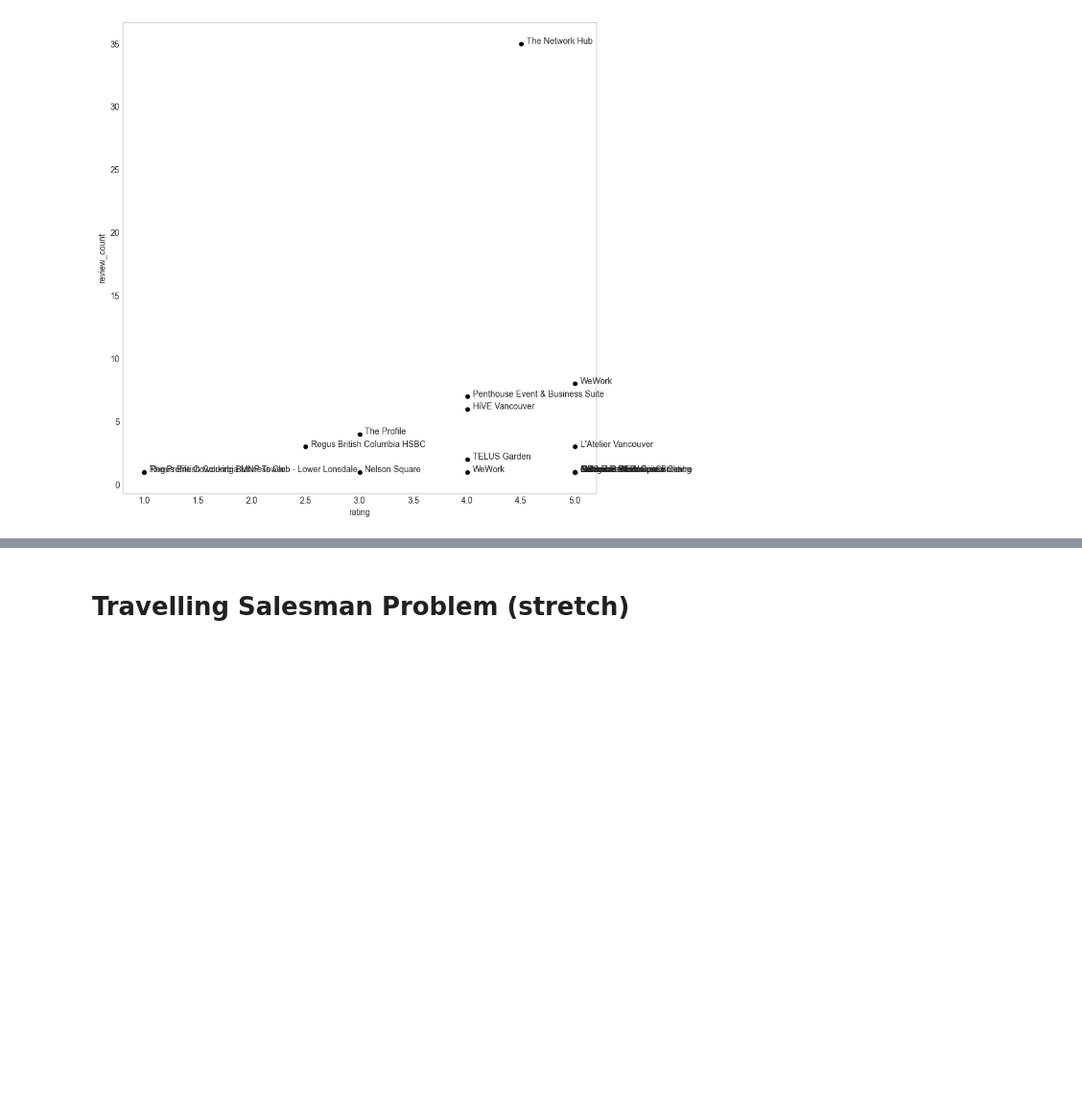
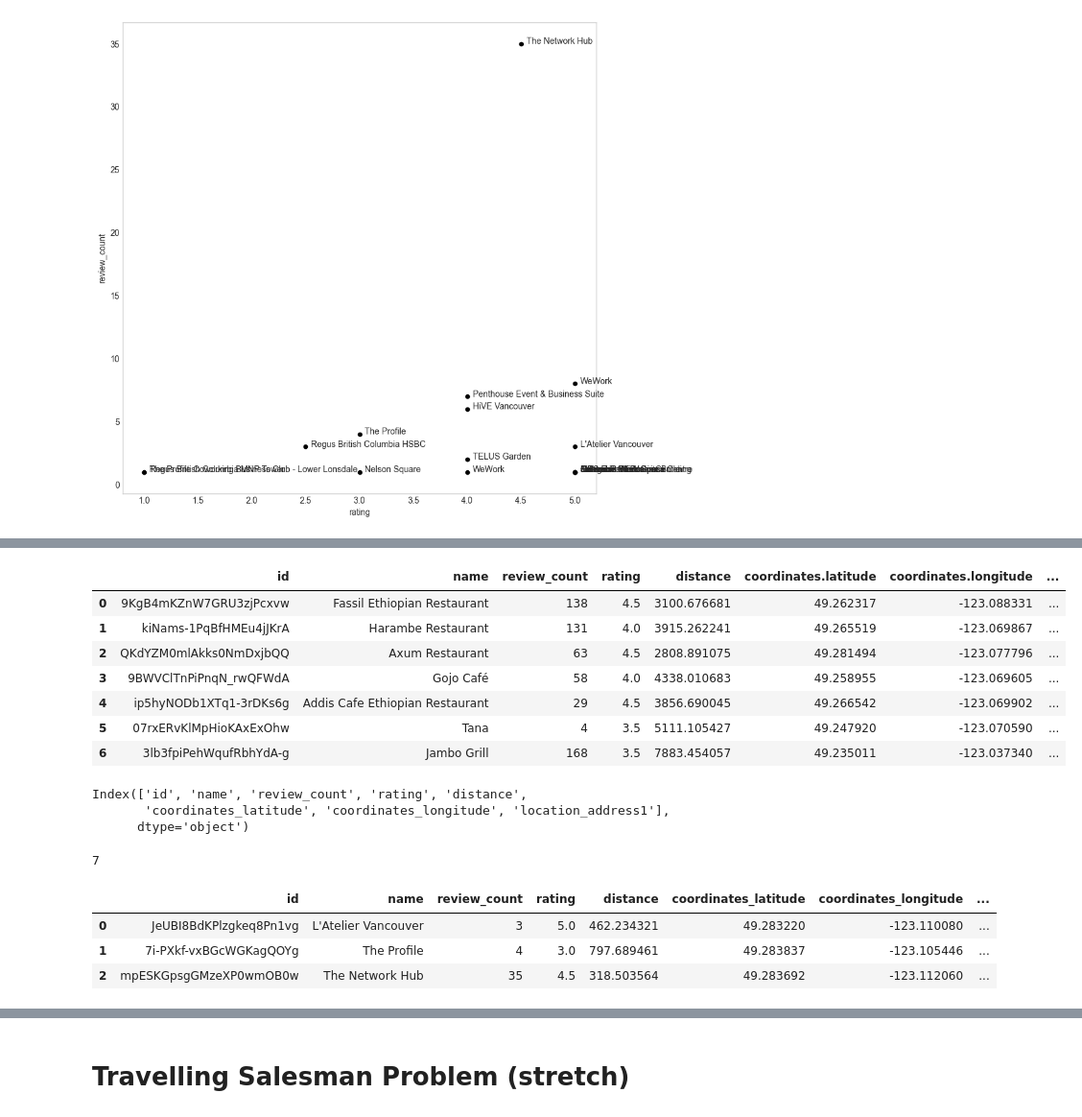
Before and after one commit to silvhua-Lighthouse/mini-project-II, a Jupyter notebook: data/EDA.ipynb, the cells around one changed output, grey strips where cells are left out. Shown: that part at 96% size. Cells and saved outputs as stored; diff of their text form; code cells hidden in the pictures; blank space fills up the shorter version.

```diff
--- a/data/EDA.ipynb
+++ b/data/EDA.ipynb
@@ -543,0 +517,5 @@ dfYelp1[filterTopSpaces]
+# %%
+# origin = '49.273085,-123.100375' # Coordinates for Main Street Station
+requestURL_yelpEth = get_venues(origin,yelpEP,category='ethiopian')
+
+responseYelpEth = re.get(requestURL_yelpEth, headers=headerYelp) ## API request
@@ -543,0 +537,39 @@ dfYelp1[filterTopSpaces]
+# %%
+# Desired columns from Yelp:
+columnsYelp = (
+       'id','name','review_count', 'rating', 'distance', 'coordinates.latitude',
+       'coordinates.longitude', 'location.address1')
+dfYelpEth1 = dfYelpEth.loc[:,columnsYelp]
+dfYelpEth1
+# %% [output]
+|  | id | name | review_count | rating | distance | coordinates.latitude | coordinates.longitude | ... |
+| 0 | 9KgB4mKZnW7GRU3zjPcxvw | Fassil Ethiopian Restaurant | 138 | 4.5 | 3100.676681 | 49.262317 | -123.088331 | ... |
+| 1 | kiNams-1PqBfHMEu4jJKrA | Harambe Restaurant | 131 | 4.0 | 3915.262241 | 49.265519 | -123.069867 | ... |
+| 2 | QKdYZM0mlAkks0NmDxjbQQ | Axum Restaurant | 63 | 4.5 | 2808.891075 | 49.281494 | -123.077796 | ... |
+| 3 | 9BWVClTnPiPnqN_rwQFWdA | Gojo Café | 58 | 4.0 | 4338.010683 | 49.258955 | -123.069605 | ... |
+| 4 | ip5hyNODb1XTq1-3rDKs6g | Addis Cafe Ethiopian Restaurant | 29 | 4.5 | 3856.690045 | 49.266542 | -123.069902 | ... |
+| 5 | 07rxERvKlMpHioKAxExOhw | Tana | 4 | 3.5 | 5111.105427 | 49.247920 | -123.070590 | ... |
+| 6 | 3lb3fpiPehWqufRbhYdA-g | Jambo Grill | 168 | 3.5 | 7883.454057 | 49.235011 | -123.037340 | ... |
+# %%
+# remove periods from columnnames
+dfYelpEth1.columns = dfYelpEth1.columns.str.replace('.','_')
+dfYelpEth1.columns
+# %% [output]
+Index(['id', 'name', 'review_count', 'rating', 'distance',
+       'coordinates_latitude', 'coordinates_longitude', 'location_address1'],
+      dtype='object')
+# %%
+# Create SQL table for Yelp Ethiopian restaurant results
+dfYelpEth1.to_sql('restaurants', connection, if_exists='replace', index = False)
+# 2022-09-30 16:42 done
+# %% [output]
+7
+# %%
+# Make sure that SQL table can be retrieved
+resultsLimit = 3
+pd.read_sql_query(f'SELECT * FROM coworkingYelpEth LIMIT {resultsLimit}', connection)
+# %% [output]
+|  | id | name | review_count | rating | distance | coordinates_latitude | coordinates_longitude | ... |
+| 0 | JeUBI8BdKPlzgkeq8Pn1vg | L'Atelier Vancouver | 3 | 5.0 | 462.234321 | 49.283220 | -123.110080 | ... |
+| 1 | 7i-PXkf-vxBGcWGKagQOYg | The Profile | 4 | 3.0 | 797.689461 | 49.283837 | -123.105446 | ... |
+| 2 | mpESKGpsgGMzeXP0wmOB0w | The Network Hub | 35 | 4.5 | 318.503564 | 49.283692 | -123.112060 | ... |
```
Also changed, not shown: parts of 26 cells of this notebook, 10 other files.
